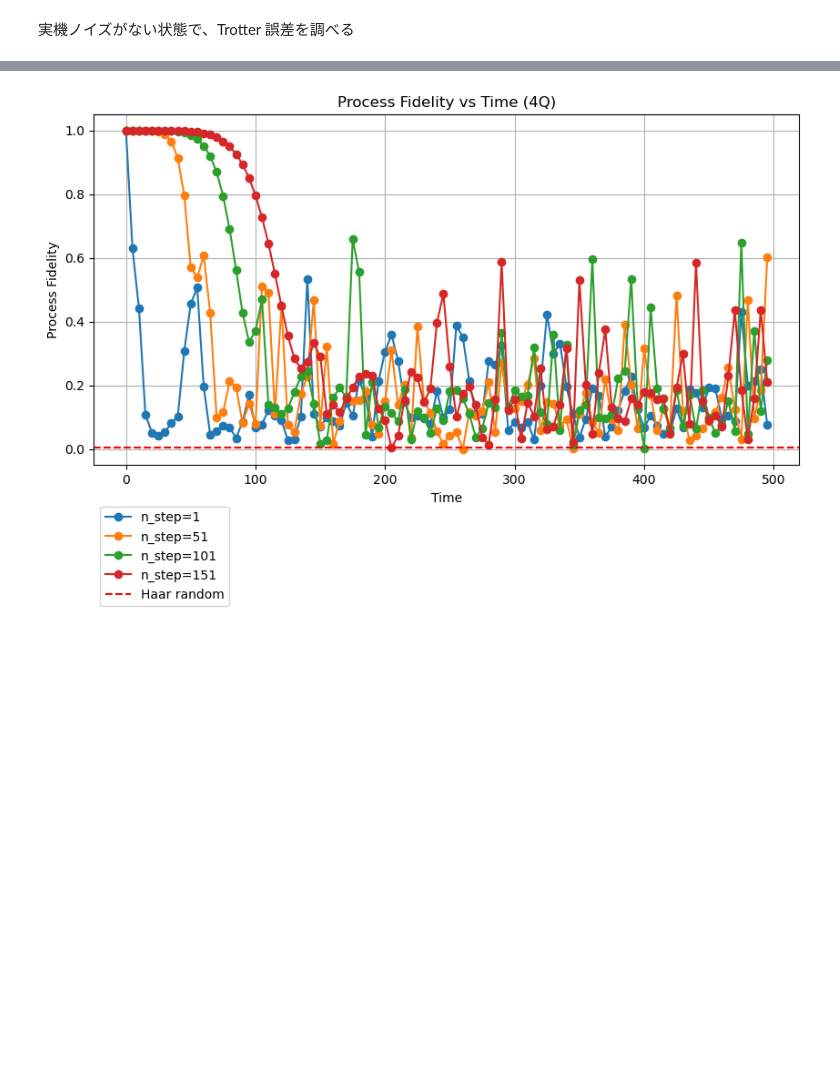
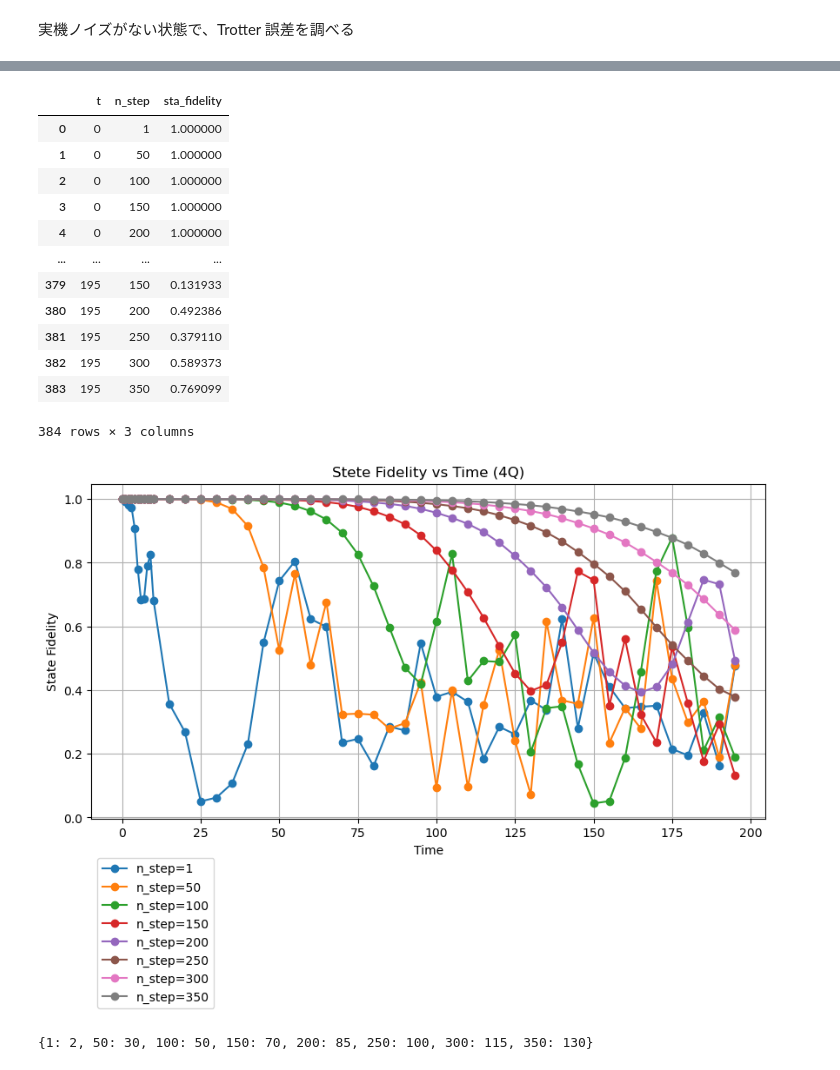
Before and after one commit to YutoMorohoshi/fourier_learning_ibm, a Jupyter notebook: get_param.ipynb, the cells around one changed output, grey strips where cells are left out. Cells and saved outputs as stored; diff of their text form; code cells hidden in the pictures; blank space fills up the shorter version.

```diff
--- a/get_param.ipynb
+++ b/get_param.ipynb
@@ -265,5 +269,5 @@ Using backend noisy simulator: AerSimulator('aer_simulator'
 # %%
-times = np.arange(0, 500, 5)
+times = [0, 1, 2, 3, 4, 5, 6, 7, 8, 9] + list(np.arange(10, 200, 5))
 results = []
 
 rng = np.random.default_rng(42)
@@ -277,25 +281,25 @@ for t in times:
 
     # Exact simulation (Non-Trotter)
     state_exact, U_exact = heisenberg.exact_simulation(t, phase=0)
-    U_exact = Operator(U_exact)
 
     # Trotter simulation
-    for n_step in range(1, max_n_step + 1, 50):
-        print(f"t: {t:.3f}, n_step: {n_step}")
+    for n_step in range(0, round(max_n_step / 50) * 50 + 1, 50):  # 50 刻みで計算する
+        if n_step == 0:
+            n_step = 1
+
         circuit = heisenberg.get_circuit(t, n_step, phase=0)
         U_trotter = Operator.from_circuit(circuit)
 
         state_trotter = state_init.evolve(U_trotter)
 
         sta_fidelity = state_fidelity(state_exact, state_trotter)
-        pro_fidelity = process_fidelity(U_exact, U_trotter)
+        print(f"t: {t:.3f}, n_step: {n_step}, fidelity: {sta_fidelity:.3f}")
 
         results.append(
             {
                 "t": t,
                 "n_step": n_step,
                 "sta_fidelity": sta_fidelity,
-                "pro_fidelity": pro_fidelity,
             }
         )
 # %% [output]
@@ -319,26 +323,49 @@ t: 495.000, n_step: 151
 # %%
 df = pd.DataFrame(results)
-
-# t と n_step ごとに pro_fidelity をグループ化
-df_grouped = df.groupby(["t", "n_step"]).agg({"pro_fidelity": "mean"})
+# t と n_step ごとに sta_fidelity をグループ化
+df_grouped = df.groupby(["t", "n_step"]).agg({"sta_fidelity": "mean"})
 df_grouped = df_grouped.reset_index()
+display(df_grouped)
 
 # plot
 plt.figure(figsize=(10, 5))
 for n_step in df_grouped["n_step"].unique():
     df_tmp = df_grouped[df_grouped["n_step"] == n_step]
-    plt.plot(df_tmp["t"], df_tmp["pro_fidelity"], label=f"n_step={n_step}", marker="o")
-random_pro_fidelity = 1 / (
-    2 ** (2 * n_qubits)
-)  # 係数 2 に注意。密度行列を考えるので、次元は 2 乗になるため
-plt.axhline(y=random_pro_fidelity, color="red", linestyle="dashed", label="Haar random")
+    plt.plot(df_tmp["t"], df_tmp["sta_fidelity"], label=f"n_step={n_step}", marker="o")
+# random_pro_fidelity = 1 / (2**n_qubits)
+# plt.axhline(y=random_pro_fidelity, color="red", linestyle="dashed", label="1/(2**n)")
 plt.xlabel("Time")
-plt.ylabel("Process Fidelity")
-# plt.yscale("log")
+plt.ylabel("State Fidelity")
 plt.legend(bbox_to_anchor=(0, -0.1), loc="upper left")
 plt.grid()
-plt.title(f"Process Fidelity vs Time ({n_qubits}Q)")
+plt.title(f"Stete Fidelity vs Time ({n_qubits}Q)")
 # plt.savefig(f"results/get_param/{n_qubits}Q_fidelity_vs_time.pdf")
 plt.show()
 # %% [output]
+|  | t | n_step | sta_fidelity |
+| 0 | 0 | 1 | 1.000000 |
+| 1 | 0 | 50 | 1.000000 |
+| 2 | 0 | 100 | 1.000000 |
+| 3 | 0 | 150 | 1.000000 |
+| 4 | 0 | 200 | 1.000000 |
+| ... | ... | ... | ... |
+| 379 | 195 | 150 | 0.131933 |
+| 380 | 195 | 200 | 0.492386 |
+| 381 | 195 | 250 | 0.379110 |
+| 382 | 195 | 300 | 0.589373 |
+| 383 | 195 | 350 | 0.769099 |
+384 rows × 3 columns
-[figure, old version]
+[figure, new version]
+# %%
+max_times = {}
+threshold = 0.98
+
+# 各 n_step ごとに、threshold を超える最大の time を取得
+for n_step in df_grouped["n_step"].unique():
+    df_tmp = df_grouped[df_grouped["n_step"] == n_step]
+    max_time = df_tmp[df_tmp["sta_fidelity"] > threshold]["t"].max()
+    max_times[n_step] = max_time
+
+print(max_times)
+# %% [output]
+{1: 2, 50: 30, 100: 50, 150: 70, 200: 85, 250: 100, 300: 115, 350: 130}
```
Also changed, not shown: parts of 8 cells of this notebook, 2 other files.
